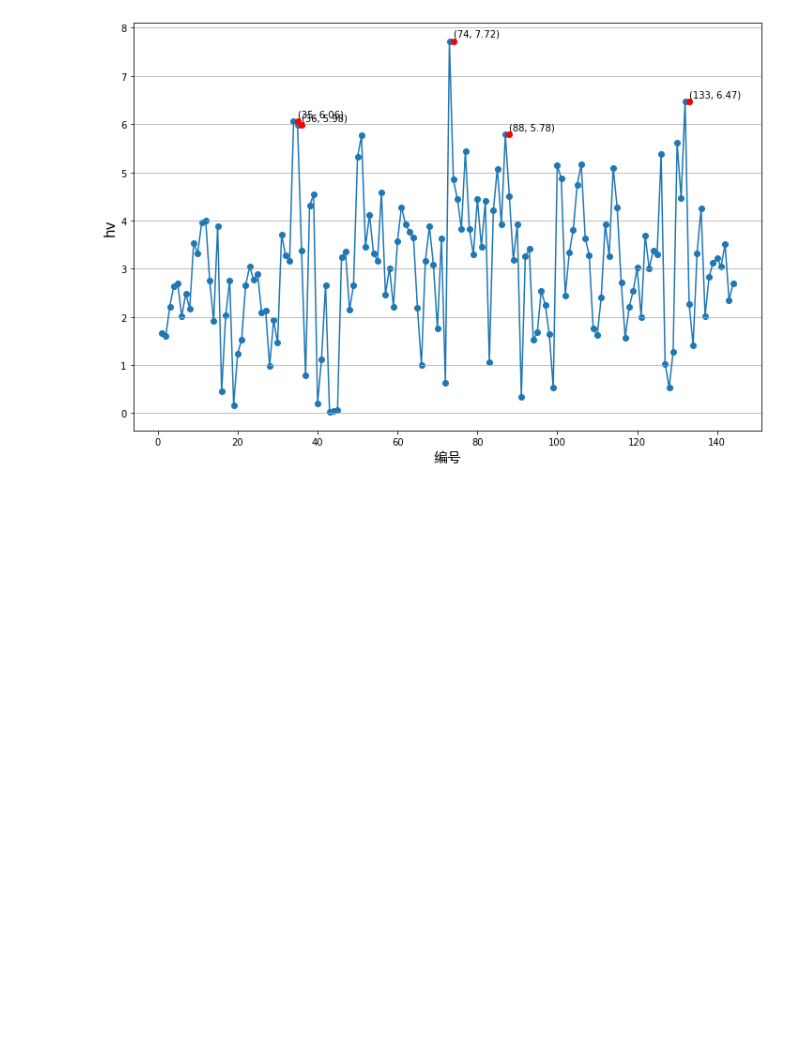
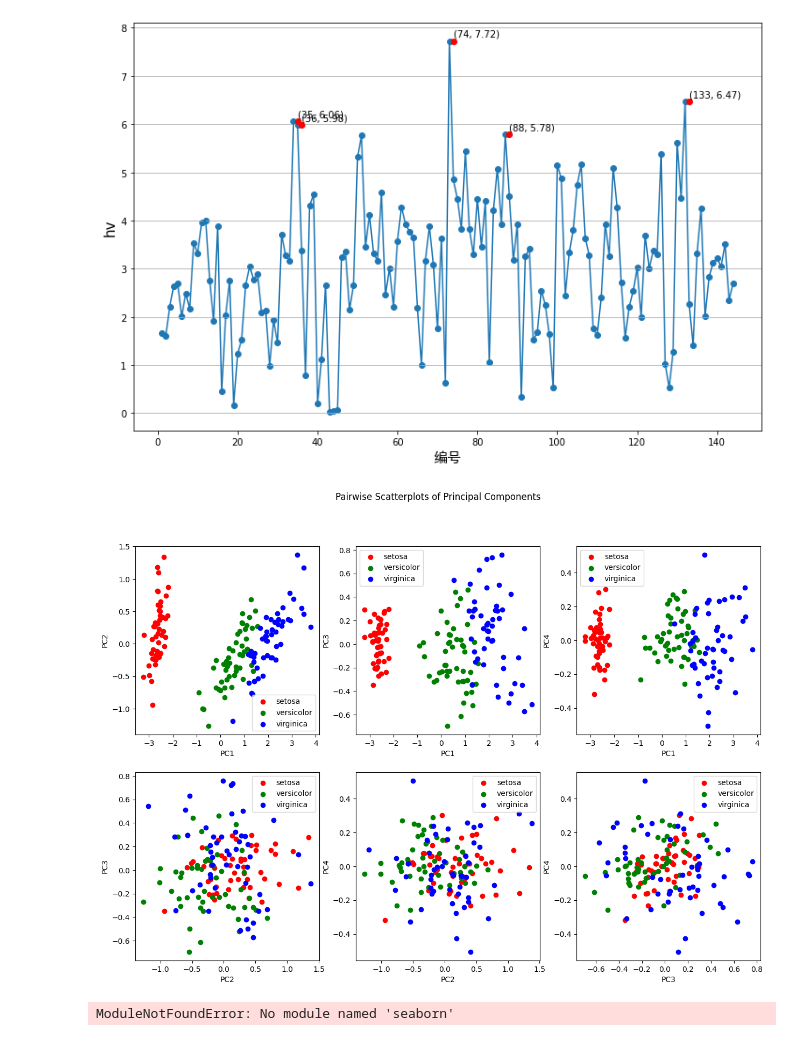
Before and after one commit to zonszer/ML-NP-design_test, a Jupyter notebook: 画图.ipynb, the cells around one changed output. Saved outputs shown, nothing was run; the diff lists cells and outputs as text; code cells hidden in the pictures; blank space fills up the shorter version.

```diff
--- a/画图.ipynb
+++ b/画图.ipynb
@@ -102,0 +126,37 @@ plt.show()
+# %%
+import numpy as np
+import pandas as pd
+import matplotlib.pyplot as plt
+
+from sklearn.decomposition import PCA
+from sklearn.datasets import load_iris
+
+# Load Iris dataset and perform PCA
+data = load_iris()
+X = data.data
+y = data.target
+
+pca = PCA(n_components=4)
+X_reduced = pca.fit_transform(X)
+
+# Pairwise scatterplots
+fig, axes = plt.subplots(2, 3, figsize=(15, 10))
+
+for i, combination in enumerate([(0, 1), (0, 2), (0, 3), (1, 2), (1, 3), (2, 3)]):
+    ax = axes[i // 3, i % 3]
+
+    x_data = X_reduced[:, combination[0]]
+    y_data = X_reduced[:, combination[1]]
+
+    ax.scatter(x_data[y == 0], y_data[y == 0], label=data.target_names[0], color='r')
+    ax.scatter(x_data[y == 1], y_data[y == 1], label=data.target_names[1], color='g')
+    ax.scatter(x_data[y == 2], y_data[y == 2], label=data.target_names[2], color='b')
+
+    ax.set_xlabel(f"PC{combination[0] + 1}")
+    ax.set_ylabel(f"PC{combination[1] + 1}")
+    ax.legend()
+
+plt.suptitle("Pairwise Scatterplots of Principal Components")
+plt.show()
+# %% [output]
+[figure, added]
@@ -102,0 +205,37 @@ plt.show()
+# %%
+import numpy as np
+import matplotlib.pyplot as plt
+import seaborn as sns
+import pandas as pd
+from sklearn.decomposition import PCA
+from sklearn.preprocessing import StandardScaler
+from sklearn.datasets import load_iris
+
+# Load sample data
+iris = load_iris()
+
+X = iris.data # Feature matrix
+y = iris.target # Target vector
+
+# Data preprocessing (Scale the data)
+scaler = StandardScaler()
+X_scaled = scaler.fit_transform(X)
+
+# Apply PCA
+pca = PCA()
+X_pca = pca.fit_transform(X_scaled)
+
+# Compute the correlations between the original features and PCA components
+correlations = np.corrcoef(X_scaled.T, X_pca.T)
+
+# Extract correlations between original features and PCA components
+correlations = correlations[:X.shape[1], -X_pca.shape[1]:]
+correlations_df = pd.DataFrame(correlations, index=iris.feature_names, columns=[f"PC{i+1}" for i in range(X_pca.shape[1])])
+
+# Visualize the heatmap
+plt.figure(figsize=(10, 5))
+sns.heatmap(correlations_df, annot=True, cmap="coolwarm")
+plt.title("Correlations between original features and PCA components")
+plt.show()
+# %% [output]
+ModuleNotFoundError: No module named 'seaborn'
```
Also changed, not shown: parts of 2 cells of this notebook, 6 other files.
